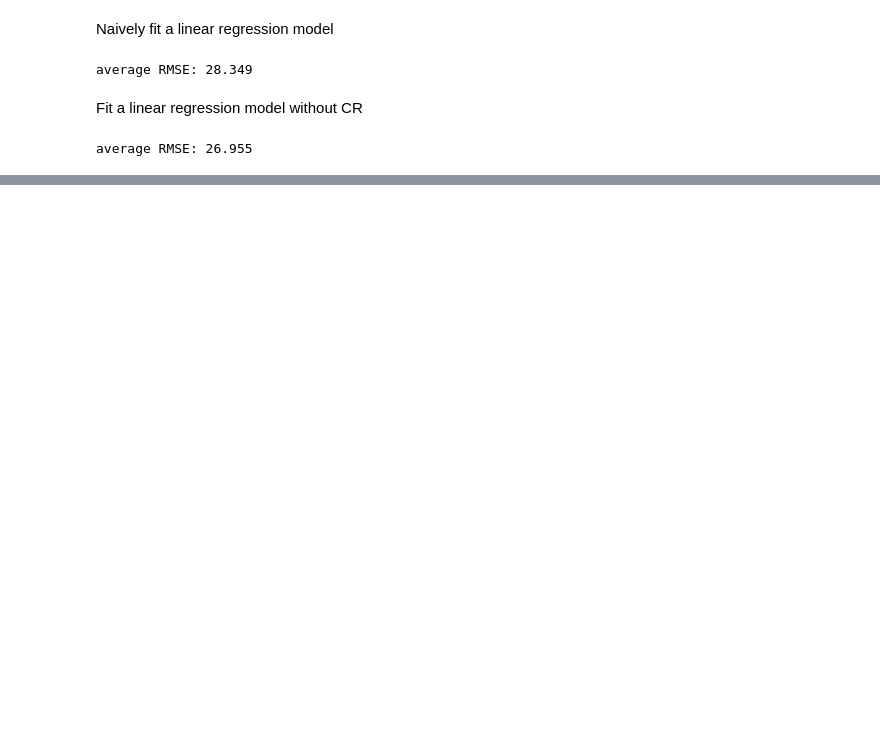
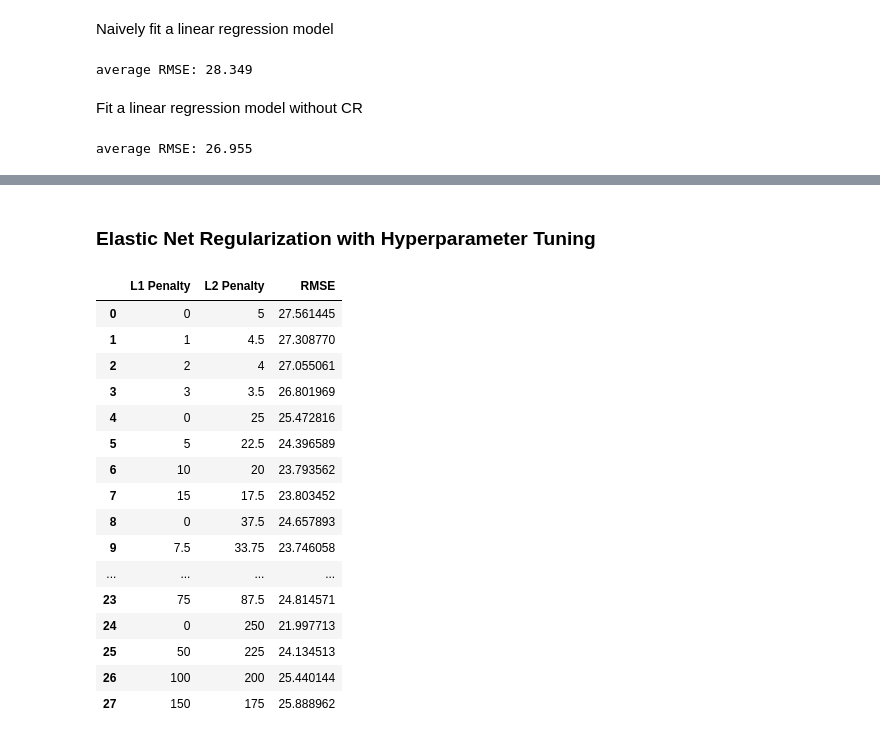
Before and after one commit to alex-lt-kong/data-science, a Jupyter notebook: linear-regression-assumptions/linear-regression-assumptions.ipynb, the cells around one changed output, grey strips where cells are left out. Cells and saved outputs as stored; diff of their text form; code cells hidden in the pictures; blank space fills up the shorter version.

Commit message:
elastic net

```diff
--- a/linear-regression-assumptions/linear-regression-assumptions.ipynb
+++ b/linear-regression-assumptions/linear-regression-assumptions.ipynb
@@ -539,0 +540,36 @@ alpha: 100000, average RMSE: 24.965
+# %% [markdown]
+### Elastic Net Regularization with Hyperparameter Tuning
+# %%
+from sklearn.linear_model import ElasticNet
+
+clf = GridSearchCV(estimator=ElasticNet(),
+             param_grid={'alpha':[10, 50, 75, 100, 175, 250, 500],
+                        'l1_ratio': [0, 0.1, 0.2, 0.3]},
+             scoring='neg_root_mean_squared_error',
+             n_jobs=3, cv=10, verbose=0, error_score='raise')
+results = clf.fit(X, y)
+#esults.cv_results_['mean_test_score']
+df_res = pd.DataFrame({'L1 Penalty': results.cv_results_['param_alpha'] * results.cv_results_['param_l1_ratio'],
+              'L2 Penalty': 0.5 * results.cv_results_['param_alpha'] * (1 - results.cv_results_['param_l1_ratio']),
+              'RMSE': results.cv_results_['mean_test_score'] * -1,})
+
+#with pd.option_context('display.max_rows', None, 'display.max_columns', None):  # more options can be specified also
+df_res
+# %% [output]
+|  | L1 Penalty | L2 Penalty | RMSE |
+| 0 | 0 | 5 | 27.561445 |
+| 1 | 1 | 4.5 | 27.308770 |
+| 2 | 2 | 4 | 27.055061 |
+| 3 | 3 | 3.5 | 26.801969 |
+| 4 | 0 | 25 | 25.472816 |
+| 5 | 5 | 22.5 | 24.396589 |
+| 6 | 10 | 20 | 23.793562 |
+| 7 | 15 | 17.5 | 23.803452 |
+| 8 | 0 | 37.5 | 24.657893 |
+| 9 | 7.5 | 33.75 | 23.746058 |
+| ... | ... | ... | ... |
+| 23 | 75 | 87.5 | 24.814571 |
+| 24 | 0 | 250 | 21.997713 |
+| 25 | 50 | 225 | 24.134513 |
+| 26 | 100 | 200 | 25.440144 |
+| 27 | 150 | 175 | 25.888962 |
```
Also changed, not shown: parts of 8 cells of this notebook, 1 other file.
